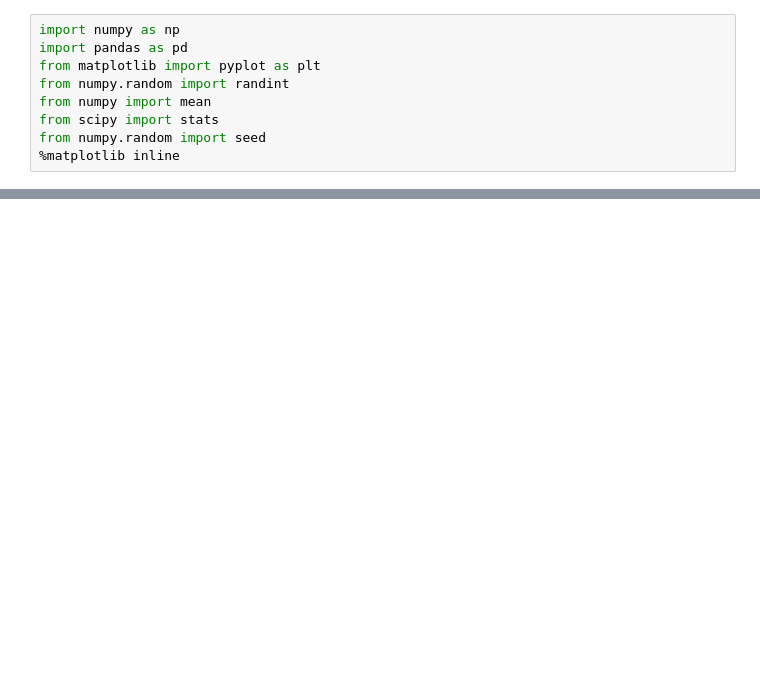
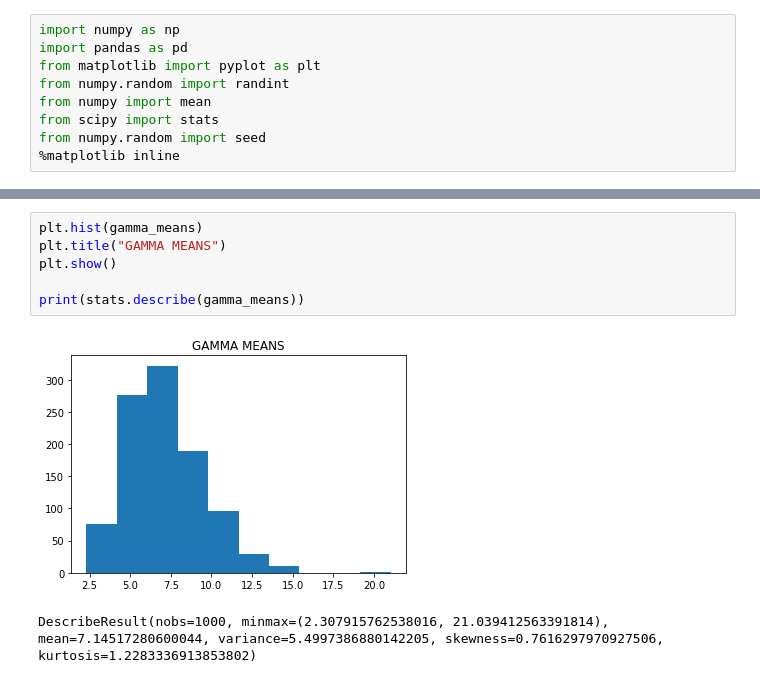
Before and after one commit to AlexBB999/THINK, a Jupyter notebook: Central_Limit.ipynb, the cells around one changed output, grey strips where cells are left out. Cells and saved outputs as stored; diff of their text form; blank space fills up the shorter version.

```diff
--- a/Central_Limit.ipynb
+++ b/Central_Limit.ipynb
@@ -37,0 +59,9 @@ DescribeResult(nobs=1000, minmax=(array([-11.37424522, -11.6767035 , -13.0721922
+# %%
+plt.hist(gamma_means)
+plt.title("GAMMA MEANS")
+plt.show()
+
+print(stats.describe(gamma_means))
+# %% [output]
+[figure, added]
+DescribeResult(nobs=1000, minmax=(2.307915762538016, 21.039412563391814), mean=7.14517280600044, variance=5.4997386880142205, skewness=0.7616297970927506, kurtosis=1.2283336913853802)
```
Also changed, not shown: parts of 7 cells of this notebook.
